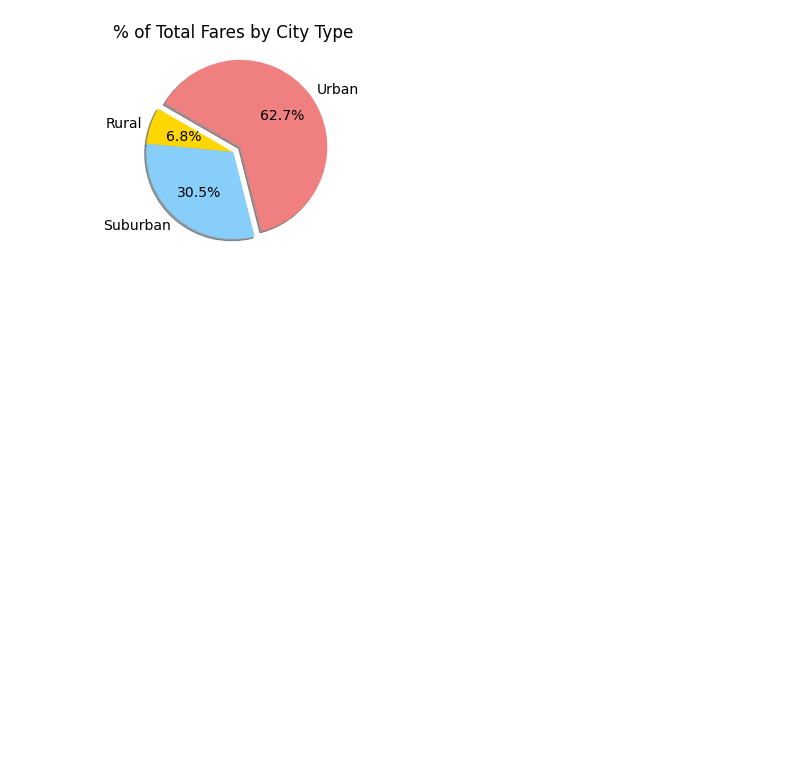
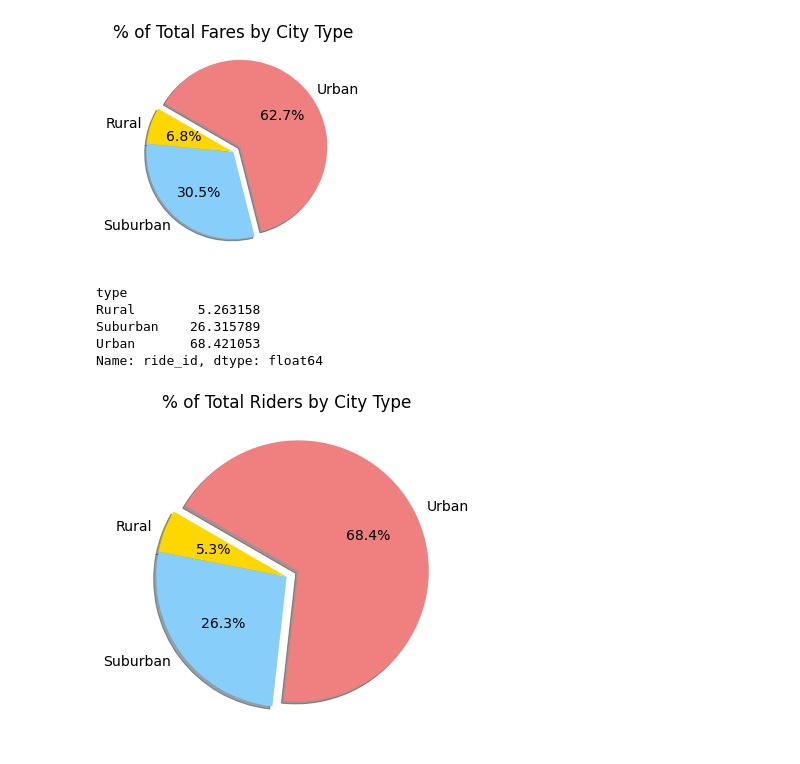
Before and after one commit to RachelKaip/PyBer_Analysis, a Jupyter notebook: PyBer.ipynb, the cells around one changed output. Saved outputs shown, nothing was run; the diff lists cells and outputs as text; code cells hidden in the pictures; blank space fills up the shorter version.

Commit message:
adding new pie chart and figure

```diff
--- a/PyBer.ipynb
+++ b/PyBer.ipynb
@@ -782,3 +782,28 @@ plt.savefig("analysis/")
 plt.show()
 # %% [output]
 [figure]
+# %%
+#Calculate Ride Percentages nad make it a Pie Chart
+# do it the long way (aka the advanced way that's actually shorter)
+ride_percents= pyber_data_df.groupby(["type"]).count()["ride_id"]/pyber_data_df["ride_id"].count()*100
+ride_percents
+# %% [output]
+type
+Rural        5.263158
+Suburban    26.315789
+Urban       68.421053
+Name: ride_id, dtype: float64
+# %%
+plt.subplots(figsize=(10,6))
+plt.pie(ride_percents,
+       labels=["Rural", "Suburban", "Urban"],
+       colors=["gold", "lightskyblue", "lightcoral"],
+       autopct= "%1.1f%%",
+       explode= [0,0,0.1],
+       shadow=True, startangle=150)
+plt.title("% of Total Riders by City Type")
+mpl.rcParams['font.size']=14
+plt.savefig("analysis/Fig6.png")
+plt.show()
+# %% [output]
+[figure, added]
```
Also changed, not shown: parts of 1 cell of this notebook, 1 other file.
